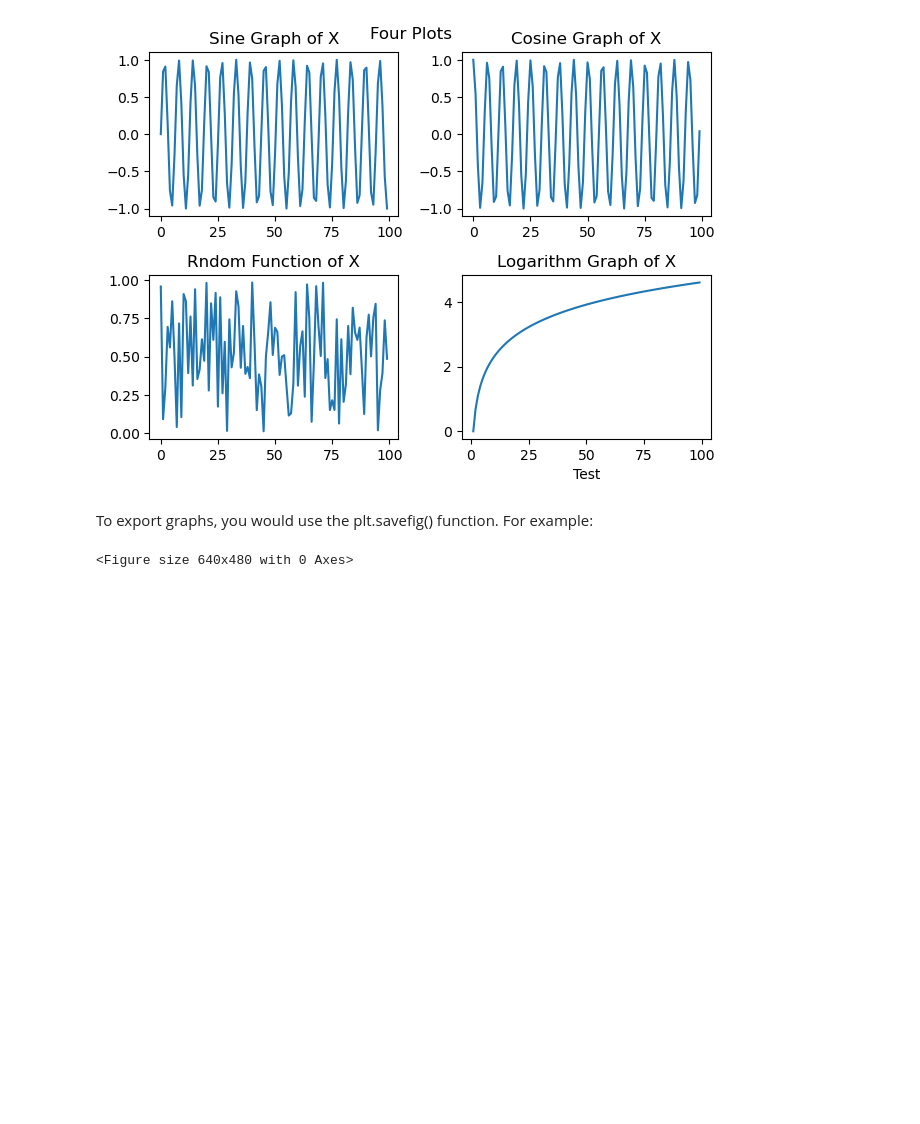
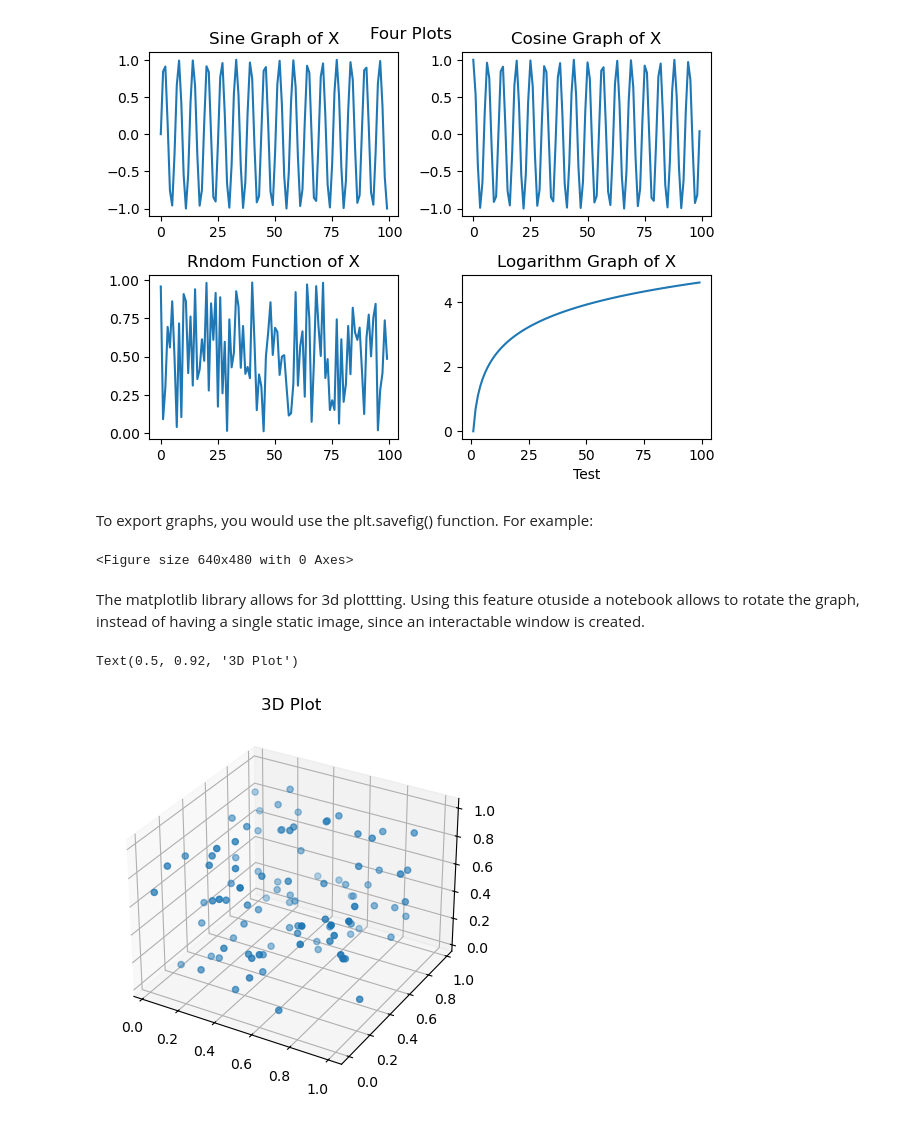
Before and after one commit to EmilsGrig/Jupyter-Notebooks, a Jupyter notebook: matplotlib.ipynb, the cells around one changed output. Drawn from its saved outputs; the diff is of its cells as text; code cells hidden in the pictures; blank space fills up the shorter version.

Commit message:
Jupyter Notebook: Matplotlib

```diff
--- a/matplotlib.ipynb
+++ b/matplotlib.ipynb
@@ -263,3 +263,18 @@ For example:
 plt.savefig("fourplots.png", dpi=300, transparent=False) # dpi parameter allows for higher quality
 # %% [output]
 <Figure size 640x480 with 0 Axes>
+# %% [markdown]
+The matplotlib library allows for 3d plottting.
+Using this feature otuside a notebook allows to rotate the graph, instead of having a single static image, since an interactable window is created.
+# %%
+ax = plt.axes(projection="3d")
+
+x=np.random.random(100)
+y=np.random.random(100)
+z=np.random.random(100)
+
+ax.scatter(x,y,z)
+ax.set_title("3D Plot")
+# %% [output]
+Text(0.5, 0.92, '3D Plot')
+[figure, added]
```
Also changed, not shown: parts of 7 cells of this notebook.
